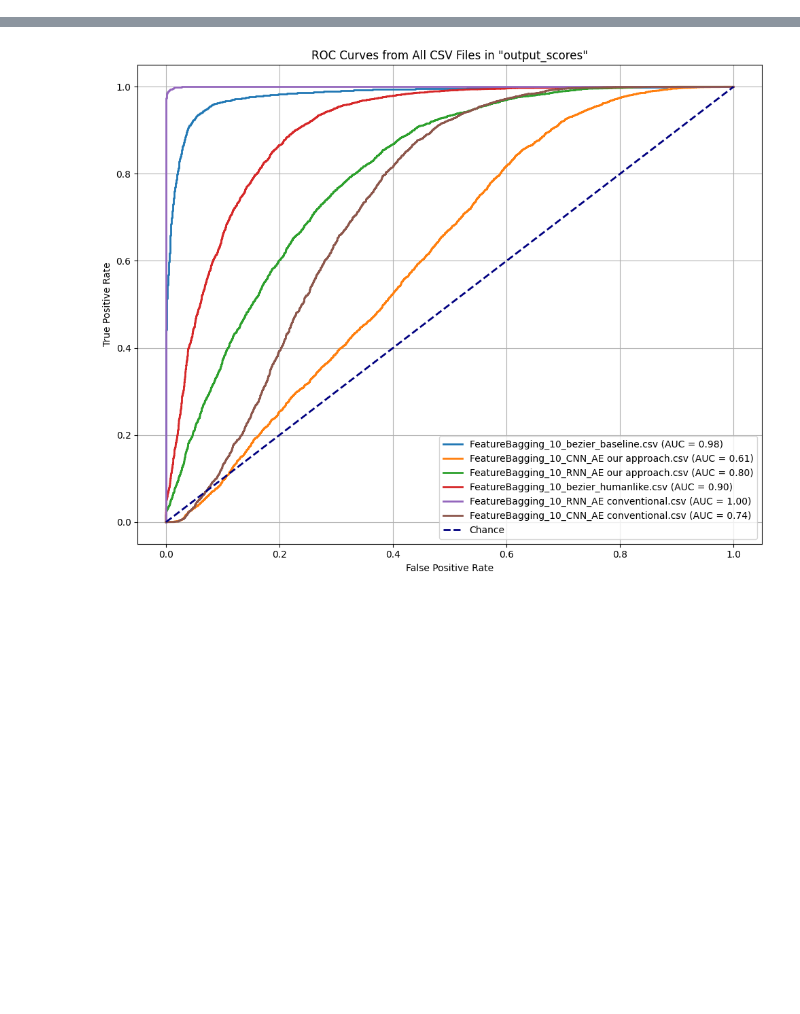
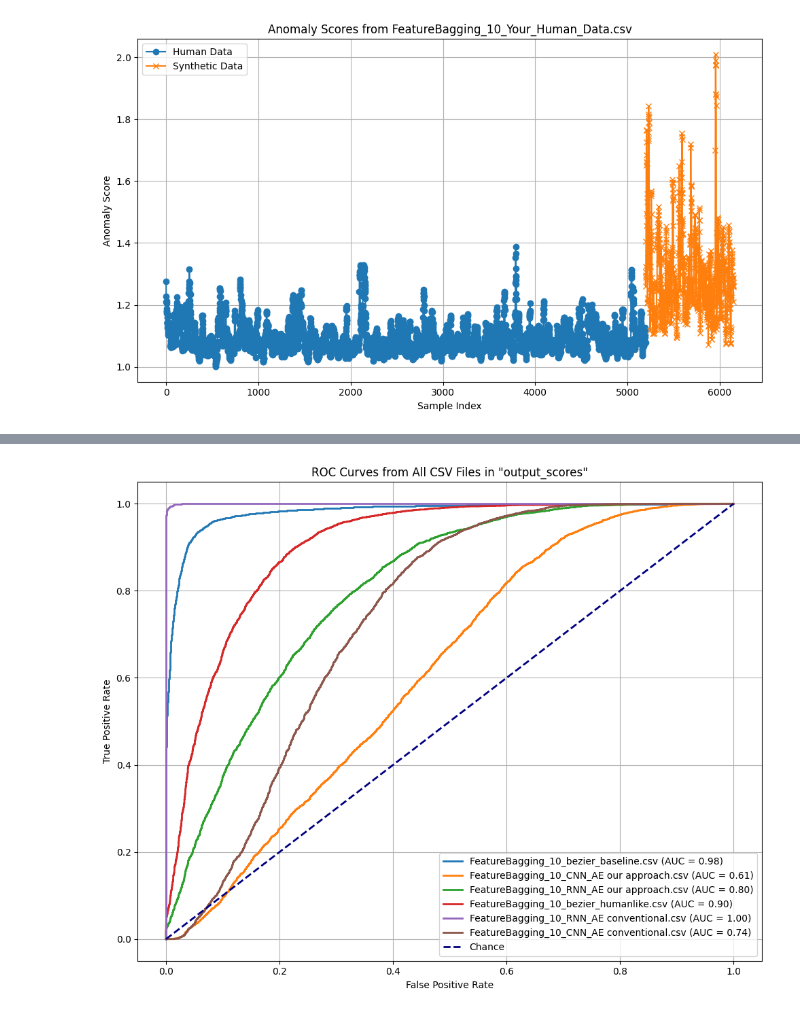
Before and after one commit to ttuhin03/sapiagent, a Jupyter notebook: ownplots.ipynb, the cells around one changed output, grey strips where cells are left out. Saved outputs shown, nothing was run; the diff lists cells and outputs as text; code cells hidden in the pictures; blank space fills up the shorter version.

Commit message:
owndata verarbeitung und plotting

```diff
--- a/ownplots.ipynb
+++ b/ownplots.ipynb
@@ -85,0 +89,88 @@ Plotting scores from FeatureBagging_10_CNN_AE conventional.csv...
+# %%
+import os
+import pandas as pd
+import matplotlib.pyplot as plt
+
+def calculate_statistics(df, label_name):
+    """
+    Calculate statistics (mean, median, standard deviation, min, max) for the score column
+    in the dataframe.
+    """
+    mean_val = df['score'].mean()
+    median_val = df['score'].median()
+    std_val = df['score'].std()
+    min_val = df['score'].min()
+    max_val = df['score'].max()
+
+    print(f"Statistics for {label_name}:")
+    print(f"  Mean (Mittelwert): {mean_val:.4f}")
+    print(f"  Median: {median_val:.4f}")
+    print(f"  Standard Deviation: {std_val:.4f}")
+    print(f"  Minimum: {min_val:.4f}")
+    print(f"  Maximum: {max_val:.4f}\n")
+
+def plot_scores(csv_file):
+    # Read the CSV file with scores and labels
+    df = pd.read_csv(csv_file)
+
+    # Separate human data (label==0) from synthetic data (label==1)
+    human = df[df['label'] == 0]
+    synthetic = df[df['label'] == 1]
+
+    # Calculate and print statistics for both groups
+    calculate_statistics(human, "Human Data (label=0)")
+    calculate_statistics(synthetic, "Synthetic Data (label=1)")
+
+    plt.figure(figsize=(10, 6))
+    plt.plot(human.index, human['score'], marker='o', linestyle='-', label='Human Data')
+    plt.plot(synthetic.index, synthetic['score'], marker='x', linestyle='-', label='Synthetic Data')
+    plt.xlabel('Sample Index')
+    plt.ylabel('Anomaly Score')
+    plt.title(f'Anomaly Scores from {os.path.basename(csv_file)}')
+    plt.legend()
+    plt.grid(True)
+    plt.tight_layout()
+    plt.show()
+
+def main():
+    # Specify the directory containing the CSV files
+    csv_dir = 'output_scores'
+    if not os.path.exists(csv_dir):
+        print(f"Directory '{csv_dir}' does not exist.")
+        return
+
+    # List all CSV files in the directory
+    csv_files = [file for file in os.listdir(csv_dir) if file.endswith('.csv')]
+
+    if not csv_files:
+        print("No CSV files found in the 'output_scores' directory.")
+        return
+
+    # Ask user to select a specific CSV file or plot all
+    print("Available CSV files:")
+    for i, file in enumerate(csv_files):
+        print(f"{i + 1}: {file}")
+
+    selection = input("Enter the number of the CSV file to plot (or press Enter to plot all): ")
+
+    if selection.strip() == "":
+        # Plot all CSV files
+        for file in csv_files:
+            csv_file_path = os.path.join(csv_dir, file)
+            print(f"\n--- Plotting scores from {file} ---")
+            plot_scores(csv_file_path)
+    else:
+        try:
+            idx = int(selection) - 1
+            if idx < 0 or idx >= len(csv_files):
+                print("Invalid selection. Exiting.")
+                return
+            csv_file_path = os.path.join(csv_dir, csv_files[idx])
+            print(f"\n--- Plotting scores from {csv_files[idx]} ---")
+            plot_scores(csv_file_path)
+        except ValueError:
+            print("Invalid input. Please enter a valid number.")
+
+if __name__ == "__main__":
+    main()
+# %% [output]
@@ -85,0 +209 @@ Plotting scores from FeatureBagging_10_CNN_AE conventional.csv...
+[figure, added]
```
Also changed, not shown: parts of 2 cells of this notebook, 2 other files.
